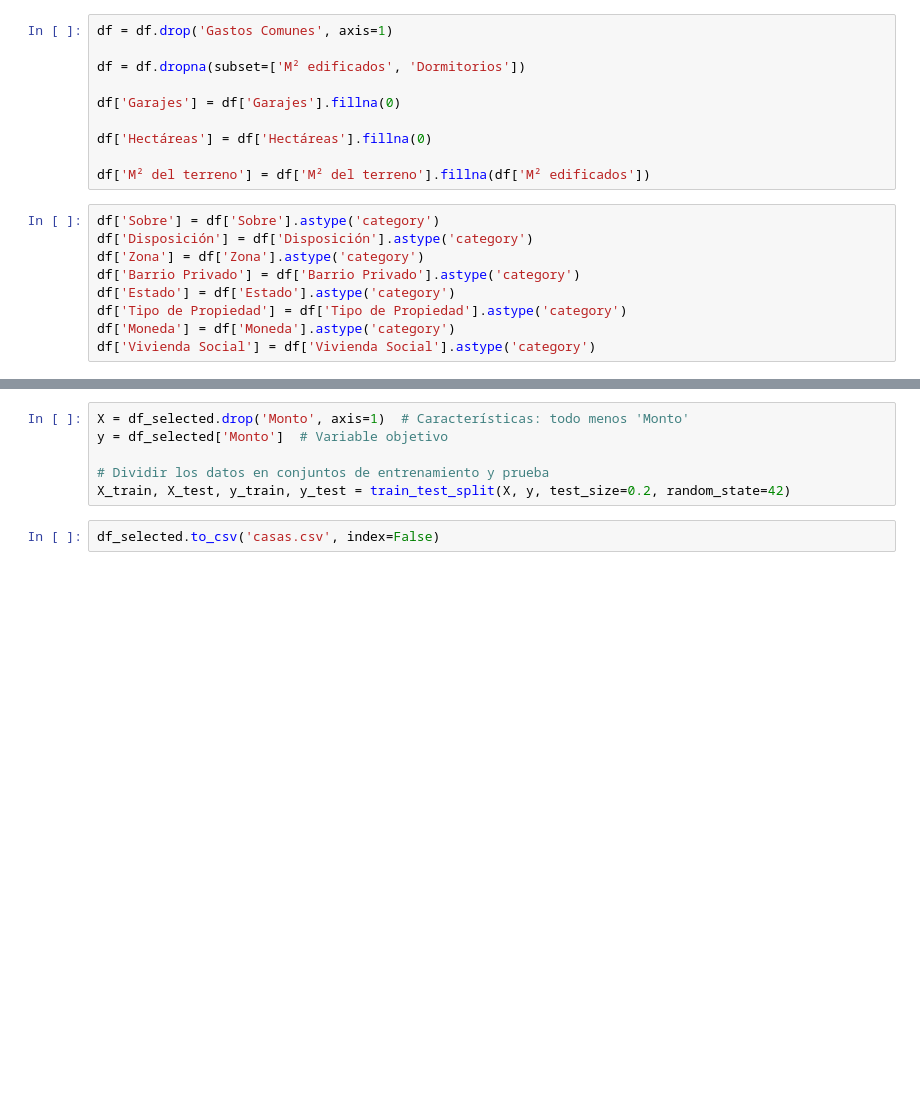
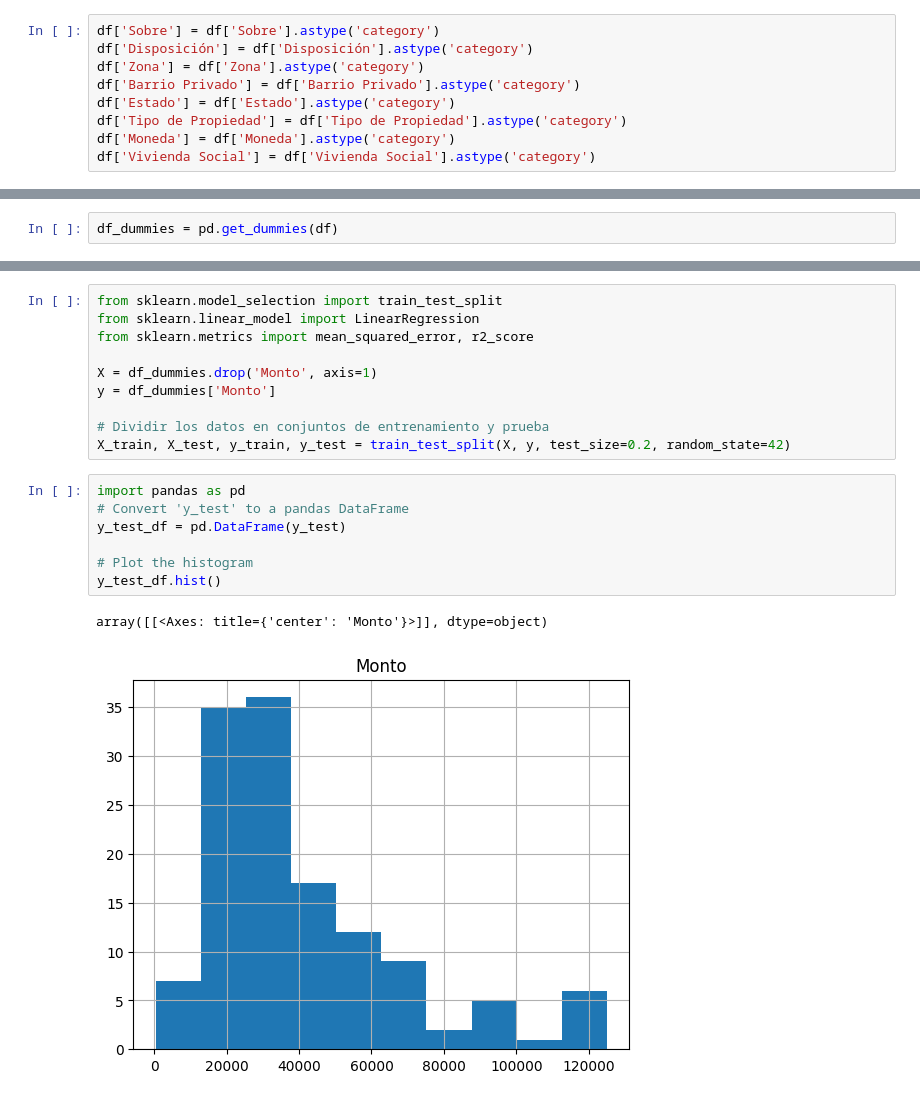
Before and after one commit to luccafrachelle/prueba, a Jupyter notebook: final.ipynb, the cells around one changed output, grey strips where cells are left out. Drawn from its saved outputs; the diff is of its cells as text; blank space fills up the shorter version.

```diff
--- a/final.ipynb
+++ b/final.ipynb
@@ -312,16 +312,6 @@ df['Estado'] = df['Estado'].replace('¡Preguntale!', np.nan)
 df['Tipo de Propiedad'] = df['Tipo de Propiedad'].replace('¡Preguntale!', np.nan)
 df['Moneda'] = df['Moneda'].replace('¡Preguntale!', np.nan)
 df['Vivienda Social'] = df['Vivienda Social'].replace('¡Preguntale!', np.nan)
-# %%
-df = df.drop('Gastos Comunes', axis=1)
-
-df = df.dropna(subset=['M² edificados', 'Dormitorios'])
-
-df['Garajes'] = df['Garajes'].fillna(0)
-
-df['Hectáreas'] = df['Hectáreas'].fillna(0)
-
-df['M² del terreno'] = df['M² del terreno'].fillna(df['M² edificados'])
 # %%
 df['Sobre'] = df['Sobre'].astype('category')
 df['Disposición'] = df['Disposición'].astype('category')
@@ -394,0 +329,2 @@ sns.histplot(df_selected['Dormitorios'], kde=True)
+# %%
+df_dummies = pd.get_dummies(df)
@@ -395,8 +388,20 @@ sns.histplot(df_selected['Dormitorios'], kde=True)
 # %%
-X = df_selected.drop('Monto', axis=1)  # Características: todo menos 'Monto'
-y = df_selected['Monto']  # Variable objetivo
+from sklearn.model_selection import train_test_split
+from sklearn.linear_model import LinearRegression
+from sklearn.metrics import mean_squared_error, r2_score
+
+X = df_dummies.drop('Monto', axis=1)
+y = df_dummies['Monto']
 
 # Dividir los datos en conjuntos de entrenamiento y prueba
 X_train, X_test, y_train, y_test = train_test_split(X, y, test_size=0.2, random_state=42)
-# %%
-df_selected.to_csv('casas.csv', index=False)
+# %%
+import pandas as pd
+# Convert 'y_test' to a pandas DataFrame
+y_test_df = pd.DataFrame(y_test)
+
+# Plot the histogram
+y_test_df.hist()
+# %% [output]
+array([[<Axes: title={'center': 'Monto'}>]], dtype=object)
+[figure, added]
```
Also changed, not shown: parts of 16 cells of this notebook, 1 other file.
